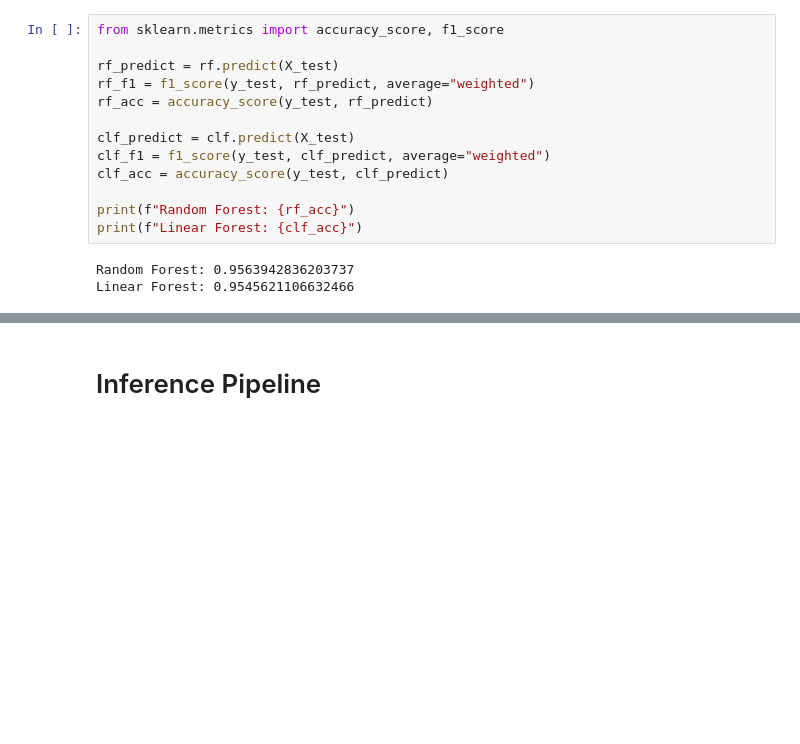
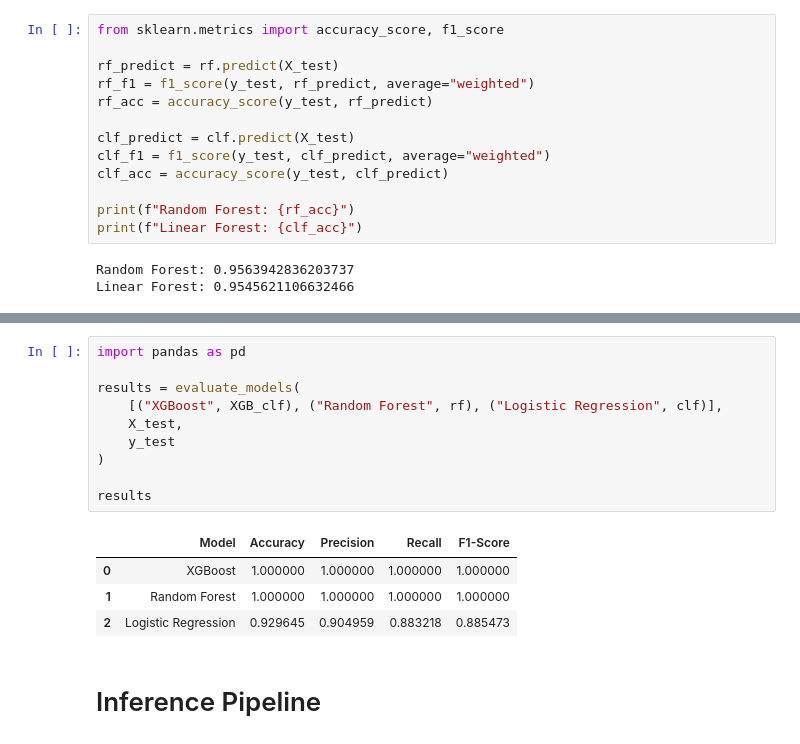
Before and after one commit to Nielspace/MedicalLM, a Jupyter notebook: ICD-10 M Series Classification.ipynb, the cells around one changed output, grey strips where cells are left out. Saved outputs shown, nothing was run; the diff lists cells and outputs as text; blank space fills up the shorter version.

```diff
--- a/ICD-10 M Series Classification.ipynb
+++ b/ICD-10 M Series Classification.ipynb
@@ -360,3 +455,18 @@ Linear Forest: 0.9545621106632466
+# %%
+import pandas as pd
+
+results = evaluate_models(
+    [("XGBoost", XGB_clf), ("Random Forest", rf), ("Logistic Regression", clf)],
+    X_test,
+    y_test
+)
+
+results
+# %% [output]
+|  | Model | Accuracy | Precision | Recall | F1-Score |
+| 0 | XGBoost | 1.000000 | 1.000000 | 1.000000 | 1.000000 |
+| 1 | Random Forest | 1.000000 | 1.000000 | 1.000000 | 1.000000 |
+| 2 | Logistic Regression | 0.929645 | 0.904959 | 0.883218 | 0.885473 |
 # %% [markdown]
 # Inference Pipeline
 # %%
```
Also changed, not shown: parts of 17 cells of this notebook, 3 other files.
